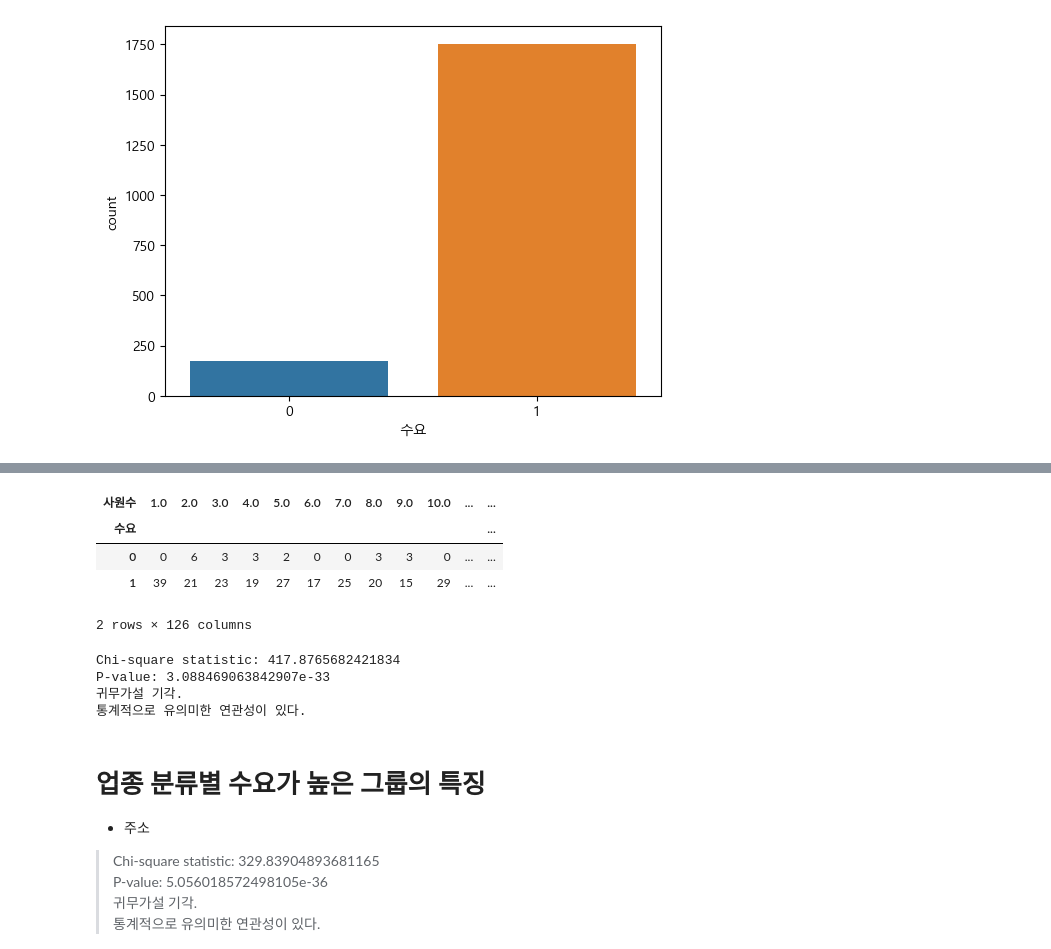
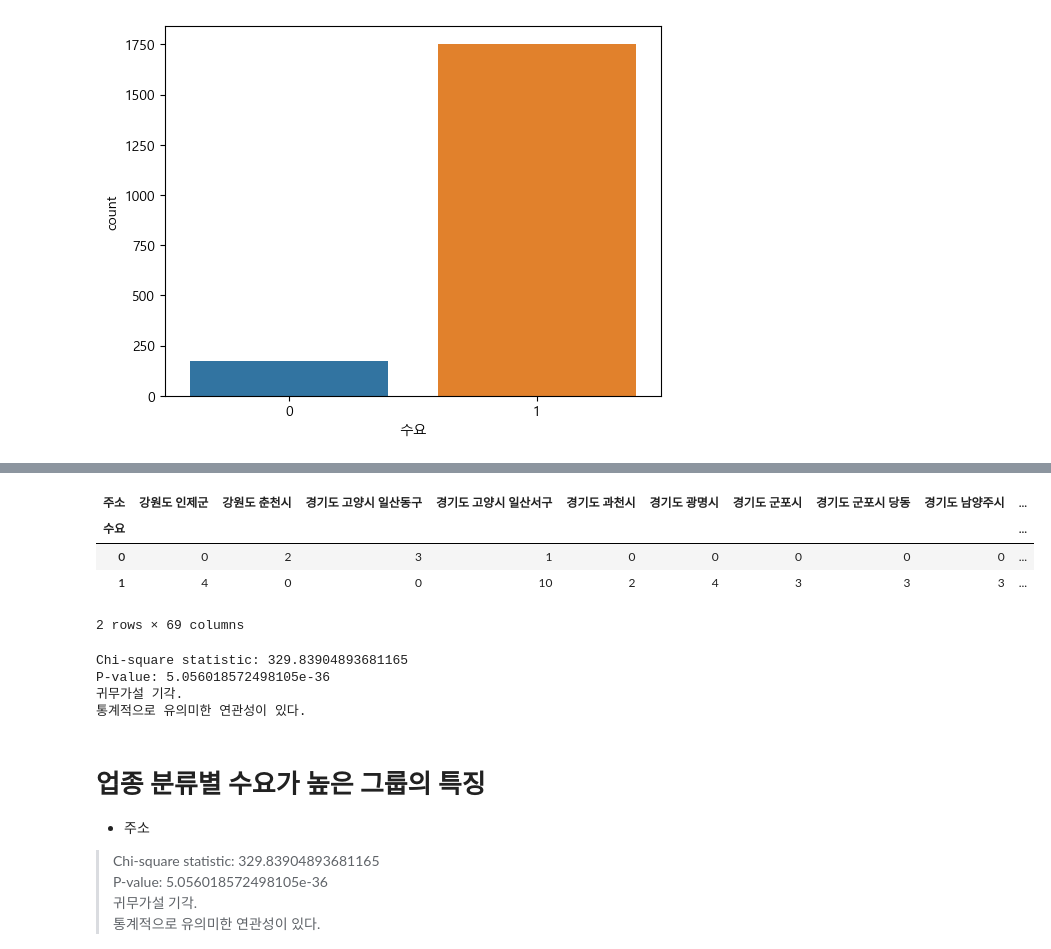
Before and after one commit to Pepi10/b7_Crawling, a Jupyter notebook: 김재경/카이제곱.ipynb, the cells around one changed output, grey strips where cells are left out. Cells and saved outputs as stored; diff of their text form; code cells hidden in the pictures.

```diff
--- a/김재경/카이제곱.ipynb
+++ b/김재경/카이제곱.ipynb
@@ -38,25 +58,25 @@ sns.countplot(x = data['수요'])
 # %%
 # contingency_table = pd.crosstab(data['수요'], data[ 이 부분 수정하시면 됩니다.])
 
-contingency_table = pd.crosstab(data['수요'], data['사원수'])
+contingency_table = pd.crosstab(data['수요'], data['주소'])
 display(contingency_table)
 chi2 , p_value , _, _= chi2_contingency(contingency_table)
 print('Chi-square statistic:', chi2)
 print('P-value:', p_value)
 alpha = 0.05
 
 if p_value < alpha:
     print("귀무가설 기각. \n통계적으로 유의미한 연관성이 있다.")
 else:
     print("귀무가설 기각할 수 없음. \n통계적으로 유의미한 연관성이 없다.")
 # %% [output]
-| 사원수 | 1.0 | 2.0 | 3.0 | 4.0 | 5.0 | 6.0 | 7.0 | 8.0 | 9.0 | 10.0 | ... | ... |
-| 수요 |  |  |  |  |  |  |  |  |  |  |  | ... |
-| 0 | 0 | 6 | 3 | 3 | 2 | 0 | 0 | 3 | 3 | 0 | ... | ... |
-| 1 | 39 | 21 | 23 | 19 | 27 | 17 | 25 | 20 | 15 | 29 | ... | ... |
+| 주소 | 강원도 인제군 | 강원도 춘천시 | 경기도 고양시 일산동구 | 경기도 고양시 일산서구 | 경기도 과천시 | 경기도 광명시 | 경기도 군포시 | 경기도 군포시 당동 | 경기도 남양주시 | ... |
+| 수요 |  |  |  |  |  |  |  |  |  | ... |
+| 0 | 0 | 2 | 3 | 1 | 0 | 0 | 0 | 0 | 0 | ... |
+| 1 | 4 | 0 | 0 | 10 | 2 | 4 | 3 | 3 | 3 | ... |
-2 rows × 126 columns
+2 rows × 69 columns
-Chi-square statistic: 417.8765682421834
-P-value: 3.088469063842907e-33
+Chi-square statistic: 329.83904893681165
+P-value: 5.056018572498105e-36
 귀무가설 기각.
 통계적으로 유의미한 연관성이 있다.
 # %% [markdown]
```
Also changed, not shown: parts of 2 cells of this notebook, 1 other file.
